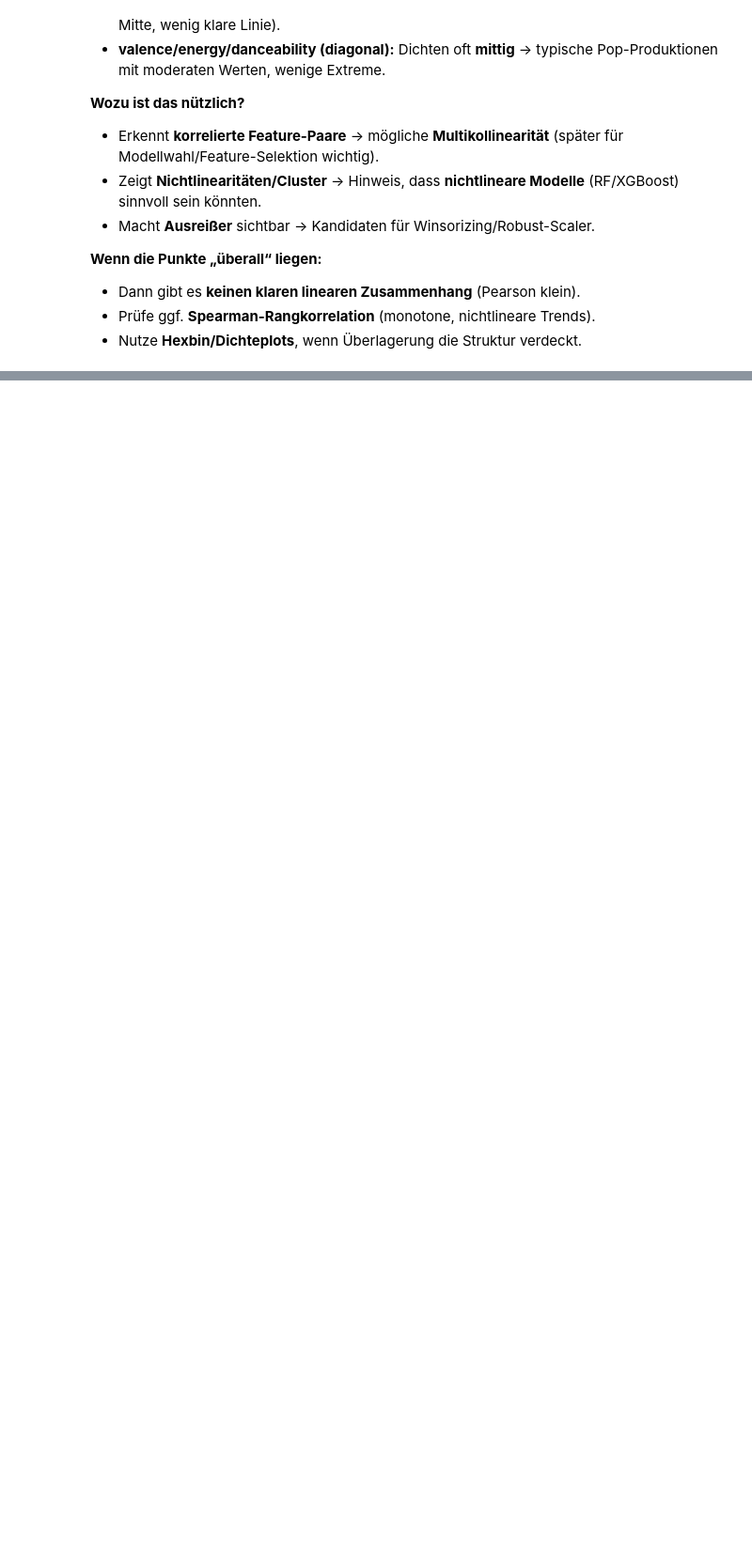
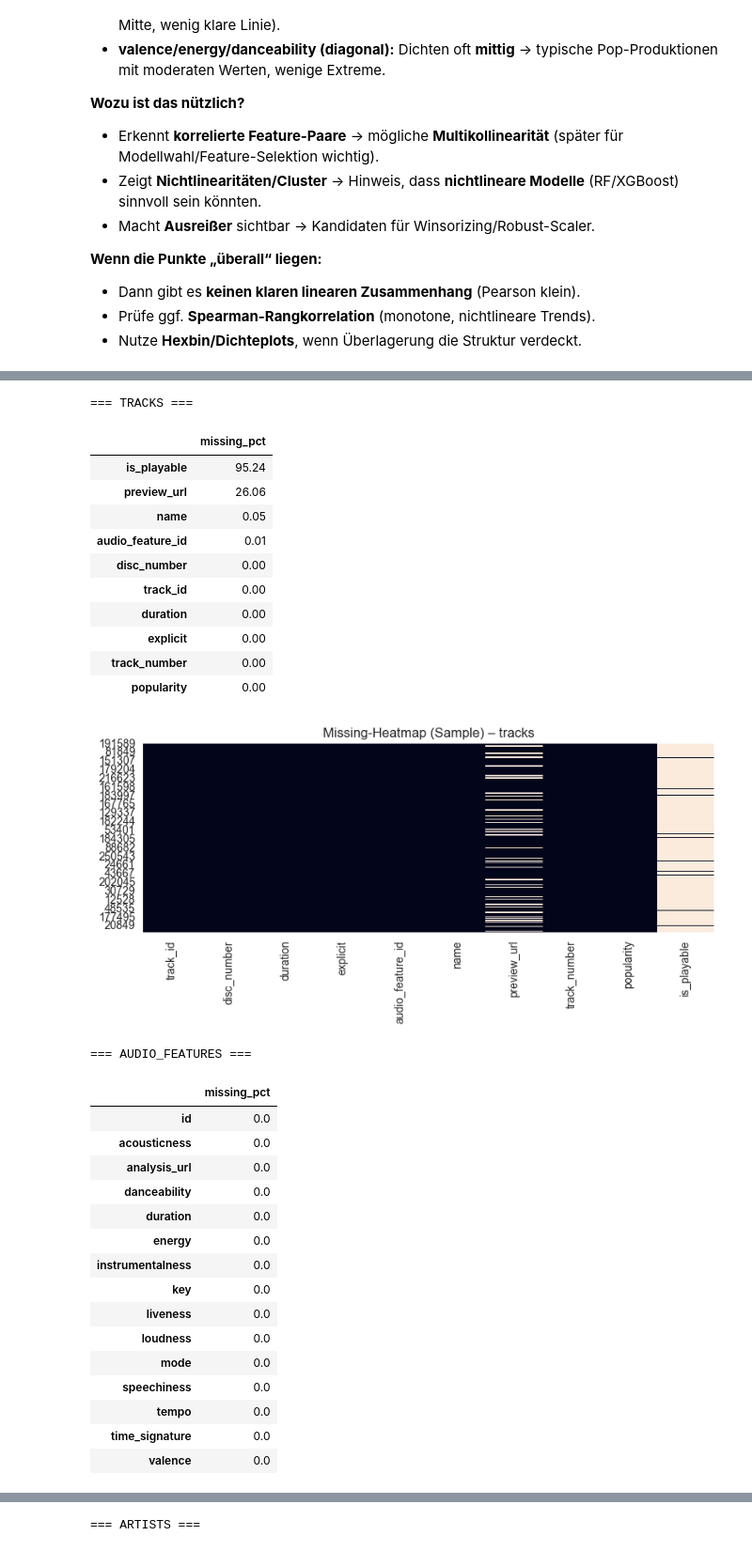
Before and after one commit to baldzhiyski/data-science-course, a Jupyter notebook: uni-course/spotify-data-project/notebooks/01_schema_and_eda.ipynb, the cells around one changed output, grey strips where cells are left out. Shown at 94% size. Saved outputs shown, nothing was run; the diff lists cells and outputs as text; code cells hidden in the pictures; blank space fills up the shorter version.

Commit message:
Missing values and integrity check

```diff
--- a/uni-course/spotify-data-project/notebooks/01_schema_and_eda.ipynb
+++ b/uni-course/spotify-data-project/notebooks/01_schema_and_eda.ipynb
@@ -736,0 +943,71 @@ if len(selected_cols) >= 3:
+# %%
+from pathlib import Path
+from datetime import datetime
+
+DATA_DIR = Path("../data/interim/converted_sqlite")
+RUN_TS = datetime.now().strftime("%Y-%m-%d_%H-%M-%S")
+REPORT_DIR = Path(f"../reports/01_eda/{RUN_TS}/missing")
+REPORT_DIR.mkdir(parents=True, exist_ok=True)
+
+tables = {}
+for name, fname in [
+    ("tracks", "tracks.csv"),
+    ("audio_features", "audio_features.csv"),
+    ("artists", "artists.csv"),
+    ("albums", "albums.csv"),
+]:
+    p = DATA_DIR / fname
+    if p.exists():
+        tables[name] = pd.read_csv(p)
+
+
+def missing_summary(df: pd.DataFrame) -> pd.DataFrame:
+    ms = (df.isna().mean() * 100).sort_values(ascending=False).round(2)
+    return ms.to_frame("missing_pct")
+
+
+for name, df in tables.items():
+    print(f"\n=== {name.upper()} ===")
+    ms = missing_summary(df)
+    display(ms.head(20))
+    ms.to_csv(REPORT_DIR / f"missing_{name}.csv", encoding="utf-8")
+    # Heatmap (nur bei breiten Tabellen sinnvoll)
+    plt.figure(figsize=(8, 4))
+    sns.heatmap(df.sample(min(len(df), 1000), random_state=42).isna(), cbar=False)
+    plt.title(f"Missing-Heatmap (Sample) – {name}")
+    plt.tight_layout()
+    plt.savefig(REPORT_DIR / f"missing_heatmap_{name}.png", dpi=150)
+    plt.show()
+
+print(f" Missing-Reports gespeichert unter: {REPORT_DIR.resolve()}")
+# %% [output]
+=== TRACKS ===
+|  | missing_pct |
+| is_playable | 95.24 |
+| preview_url | 26.06 |
+| name | 0.05 |
+| audio_feature_id | 0.01 |
+| disc_number | 0.00 |
+| track_id | 0.00 |
+| duration | 0.00 |
+| explicit | 0.00 |
+| track_number | 0.00 |
+| popularity | 0.00 |
+[figure, added]
+=== AUDIO_FEATURES ===
+|  | missing_pct |
+| id | 0.0 |
+| acousticness | 0.0 |
+| analysis_url | 0.0 |
+| danceability | 0.0 |
+| duration | 0.0 |
+| energy | 0.0 |
+| instrumentalness | 0.0 |
+| key | 0.0 |
+| liveness | 0.0 |
+| loudness | 0.0 |
+| mode | 0.0 |
+| speechiness | 0.0 |
+| tempo | 0.0 |
+| time_signature | 0.0 |
+| valence | 0.0 |
@@ -736,0 +1015 @@ if len(selected_cols) >= 3:
+=== ARTISTS ===
```
Also changed, not shown: parts of 18 cells of this notebook, 27 other files.
